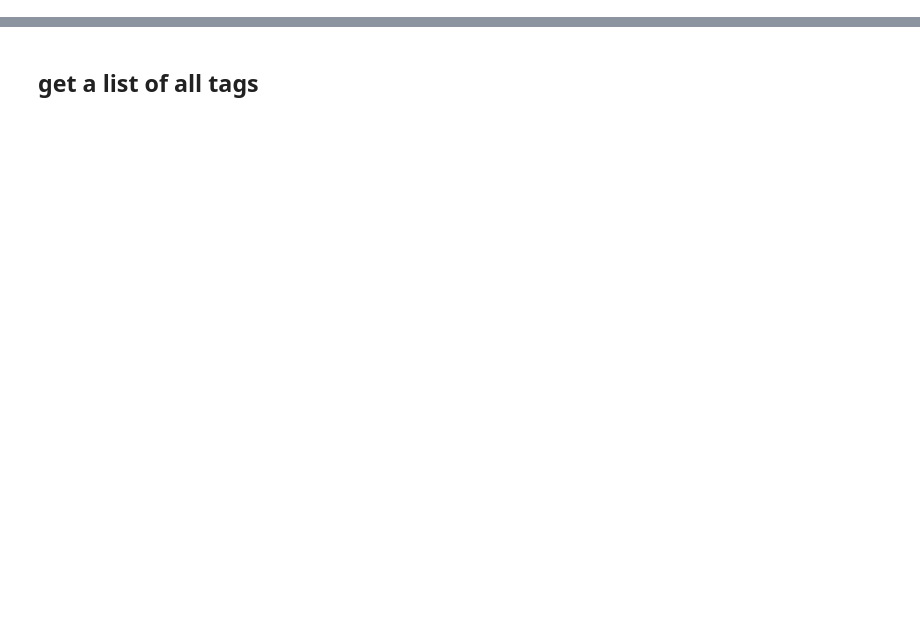
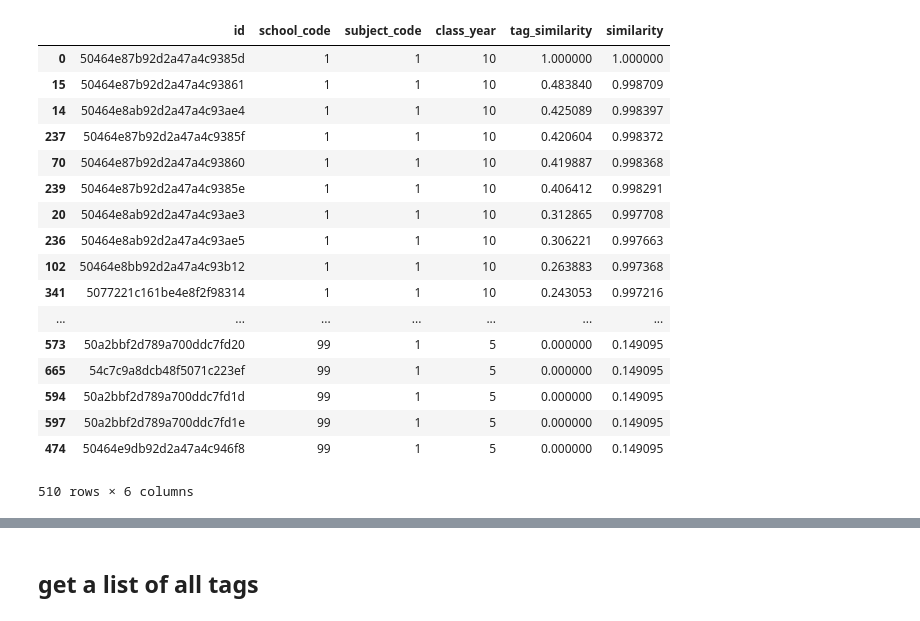
Before and after one commit to maxkimambo/recommender, a Jupyter notebook: Recommender-Copy1.ipynb, the cells around one changed output, grey strips where cells are left out. Cells and saved outputs as stored; diff of their text form; code cells hidden in the pictures; blank space fills up the shorter version.

```diff
--- a/Recommender-Copy1.ipynb
+++ b/Recommender-Copy1.ipynb
@@ -110,0 +189,6 @@ no_nulls = df.fillna(0)
+# %%
+combined_document_similarity = pd.concat([combined, doc_similarity_df], axis=1)
+# %%
+combined_document_similarity.columns = ['school_code', 'subject_code', 'class_year', 'tag_similarity', 'similarity']
+# %%
+doc_similarity_matrix = pd.concat([df["id"], combined_document_similarity], axis=1)
@@ -110,0 +204,23 @@ no_nulls = df.fillna(0)
+# %%
+doc_similarity_matrix = doc_similarity_matrix.drop_duplicates("id")
+# %%
+doc_similarity_matrix.sort_values(["similarity"], ascending=False)
+# %% [output]
+|  | id | school_code | subject_code | class_year | tag_similarity | similarity |
+| 0 | 50464e87b92d2a47a4c9385d | 1 | 1 | 10 | 1.000000 | 1.000000 |
+| 15 | 50464e87b92d2a47a4c93861 | 1 | 1 | 10 | 0.483840 | 0.998709 |
+| 14 | 50464e8ab92d2a47a4c93ae4 | 1 | 1 | 10 | 0.425089 | 0.998397 |
+| 237 | 50464e87b92d2a47a4c9385f | 1 | 1 | 10 | 0.420604 | 0.998372 |
+| 70 | 50464e87b92d2a47a4c93860 | 1 | 1 | 10 | 0.419887 | 0.998368 |
+| 239 | 50464e87b92d2a47a4c9385e | 1 | 1 | 10 | 0.406412 | 0.998291 |
+| 20 | 50464e8ab92d2a47a4c93ae3 | 1 | 1 | 10 | 0.312865 | 0.997708 |
+| 236 | 50464e8ab92d2a47a4c93ae5 | 1 | 1 | 10 | 0.306221 | 0.997663 |
+| 102 | 50464e8bb92d2a47a4c93b12 | 1 | 1 | 10 | 0.263883 | 0.997368 |
+| 341 | 5077221c161be4e8f2f98314 | 1 | 1 | 10 | 0.243053 | 0.997216 |
+| ... | ... | ... | ... | ... | ... | ... |
+| 573 | 50a2bbf2d789a700ddc7fd20 | 99 | 1 | 5 | 0.000000 | 0.149095 |
+| 665 | 54c7c9a8dcb48f5071c223ef | 99 | 1 | 5 | 0.000000 | 0.149095 |
+| 594 | 50a2bbf2d789a700ddc7fd1d | 99 | 1 | 5 | 0.000000 | 0.149095 |
+| 597 | 50a2bbf2d789a700ddc7fd1e | 99 | 1 | 5 | 0.000000 | 0.149095 |
+| 474 | 50464e9db92d2a47a4c946f8 | 99 | 1 | 5 | 0.000000 | 0.149095 |
+510 rows × 6 columns
```
Also changed, not shown: parts of 48 cells of this notebook, 2 other files.
